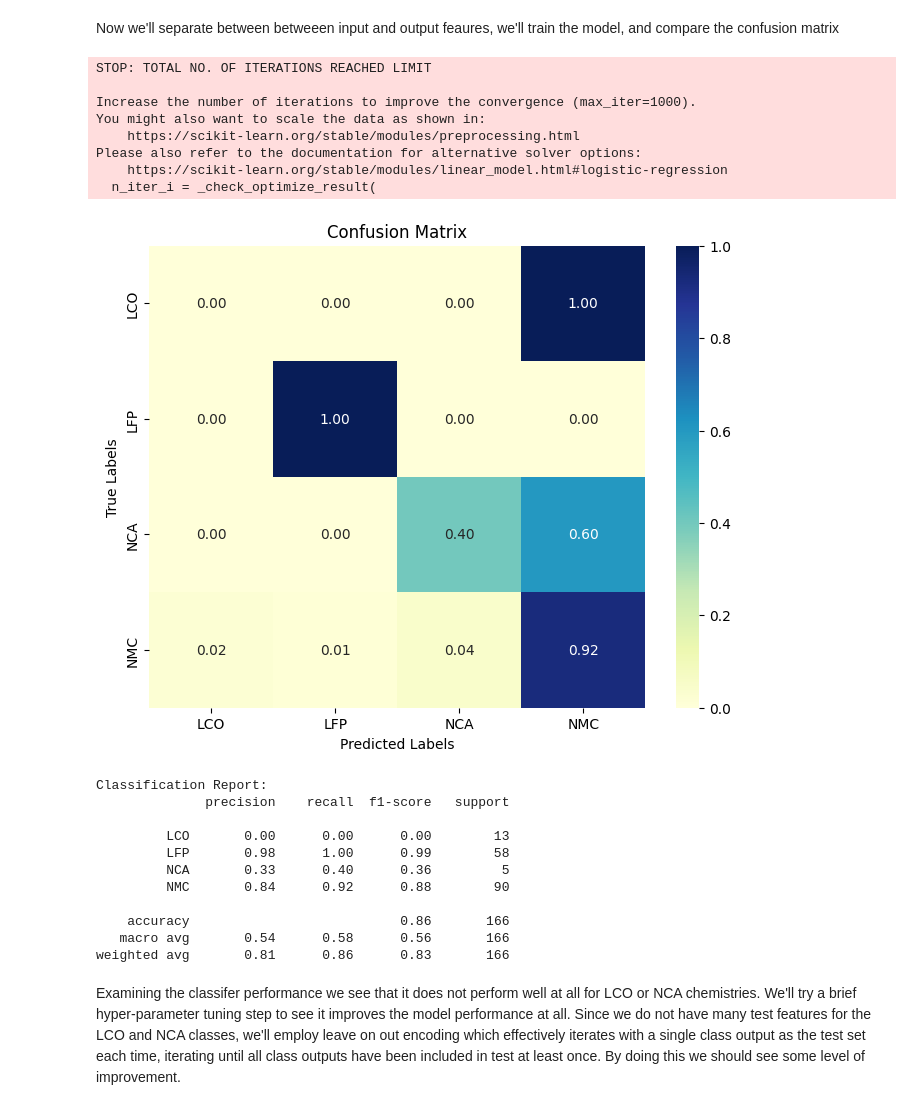
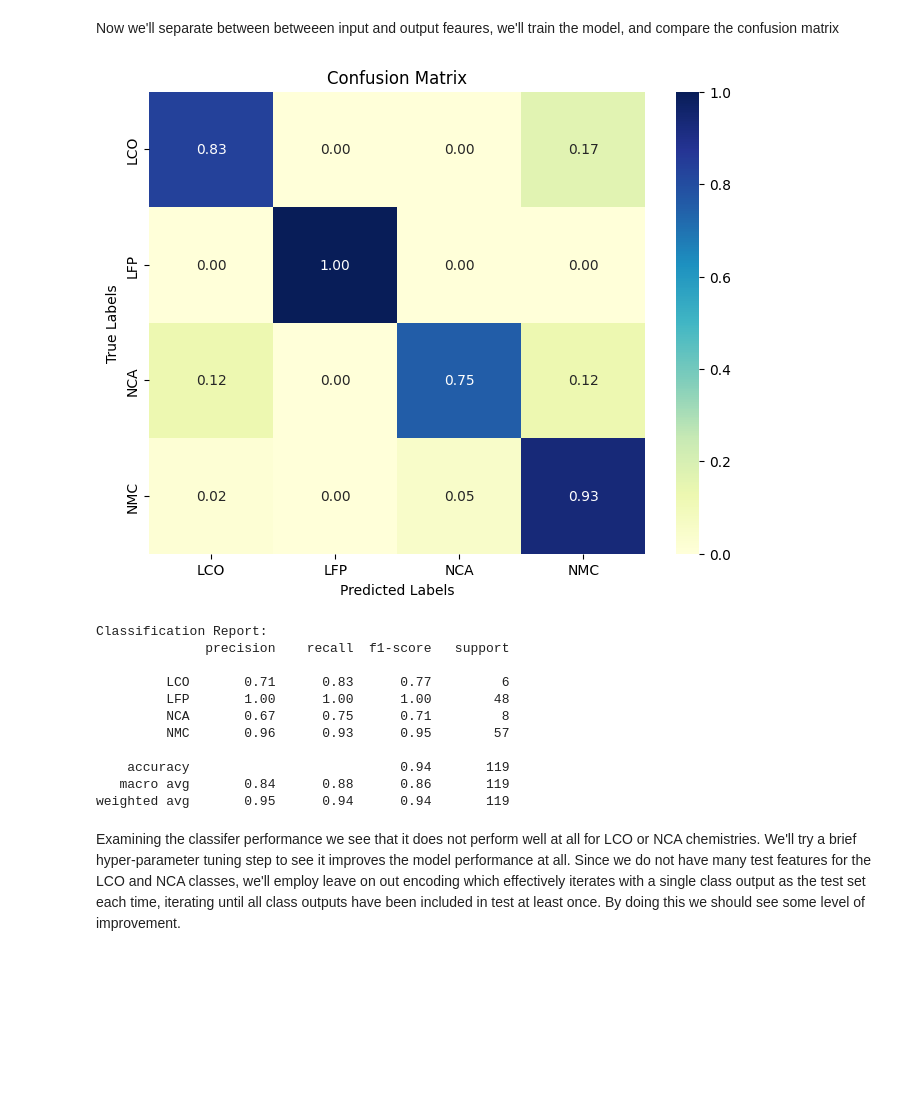
Before and after one commit to MJonesUmich/Battery_Classifier, a Jupyter notebook: notebooks/03_Logistic_Regression_Exploration.ipynb, the cells around one changed output. Drawn from its saved outputs; the diff is of its cells as text; code cells hidden in the pictures; blank space fills up the shorter version.

```diff
--- a/notebooks/03_Logistic_Regression_Exploration.ipynb
+++ b/notebooks/03_Logistic_Regression_Exploration.ipynb
@@ -145,67 +163,63 @@ Here is a quick overview:
 # %% [markdown]
 Now we'll separate between betweeen input and output feaures, we'll train the model, and compare the confusion matrix
 # %%
-#Split between outcome and input variables
+# Split between outcome and input variables
 training_column = "chemistry"
-y = strip_df[training_column]
+y = strip_df[[training_column]]
 X = strip_df.drop(columns=[training_column])
 
-#Separate between train and test
+# Separate between train and test
 X_train, X_test, y_train, y_test = train_test_split(X, y, test_size=0.35, random_state=42)
-
 
 #Prepare the encoder
 encoder = LabelEncoder()
 y_train_encoded = encoder.fit_transform(y_train)
 y_test_encoded = encoder.transform(y_test)
 
-#Load the model
-model = LogisticRegression(solver='lbfgs', max_iter=1000)
-model.fit(X_train, y_train_encoded)
+# Apply scaling to improve convergence
+scaler = StandardScaler()
+X_train_scaled = scaler.fit_transform(X_train)
+X_test_scaled = scaler.transform(X_test)
+
+#Load the model with increased iterations
+model = LogisticRegression(solver='lbfgs', max_iter=2000)
+model.fit(X_train_scaled, y_train_encoded)
 
 
-predictions = model.predict(X_test)
-probabilities = model.predict_proba(X_test)
+predictions = model.predict(X_test_scaled)
+probabilities = model.predict_proba(X_test_scaled)
 # Compute confusion matrix
 cm = confusion_matrix(y_test_encoded, predictions, normalize='true')
 
 # Optional: get the class labels (in the same order used by LabelEncoder)
 labels = encoder.classes_
 
 # Plot confusion matrix
 plt.figure(figsize=(8, 6))
 sns.heatmap(cm, annot=True, fmt='.2f', cmap='YlGnBu',
             xticklabels=labels, yticklabels=labels)
 
 plt.title("Confusion Matrix")
 plt.xlabel("Predicted Labels")
 plt.ylabel("True Labels")
 plt.show()
 
 # Print classification report too
 print("Classification Report:")
 print(classification_report(y_test_encoded, predictions, target_names=labels))
 # %% [output]
+[figure, new version]
-STOP: TOTAL NO. OF ITERATIONS REACHED LIMIT
+Classification Report:
+              precision    recall  f1-score   support
 
-Increase the number of iterations to improve the convergence (max_iter=1000).
-You might also want to scale the data as shown in:
-    https://scikit-learn.org/stable/modules/preprocessing.html
-Please also refer to the documentation for alternative solver options:
-    https://scikit-learn.org/stable/modules/linear_model.html#logistic-regression
-  n_iter_i = _check_optimize_result(
+         LCO       0.71      0.83      0.77         6
+         LFP       1.00      1.00      1.00        48
+         NCA       0.67      0.75      0.71         8
+         NMC       0.96      0.93      0.95        57
+
+    accuracy                           0.94       119
+   macro avg       0.84      0.88      0.86       119
+weighted avg       0.95      0.94      0.94       119
-[figure, old version]
-Classification Report:
-              precision    recall  f1-score   support
-
-         LCO       0.00      0.00      0.00        13
-         LFP       0.98      1.00      0.99        58
-         NCA       0.33      0.40      0.36         5
-         NMC       0.84      0.92      0.88        90
-
-    accuracy                           0.86       166
-   macro avg       0.54      0.58      0.56       166
-weighted avg       0.81      0.86      0.83       166
 # %% [markdown]
 Examining the classifer performance we see that it does not perform well at all for LCO or NCA chemistries. We'll try a brief hyper-parameter tuning step to see it improves the model performance at all. Since we do not have many test features for the LCO and NCA classes, we'll employ leave on out encoding which effectively iterates with a single class output as the test set each time, iterating until all class outputs have been included in test at least once. By doing this we should see some level of improvement.
 # %%
```
Also changed, not shown: parts of 4 cells of this notebook, 1 other file.
